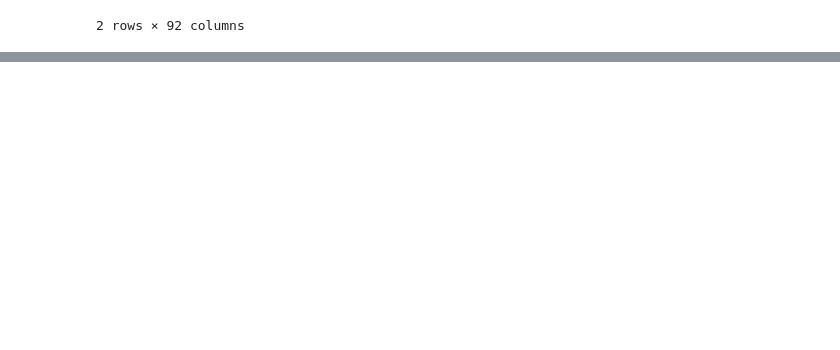
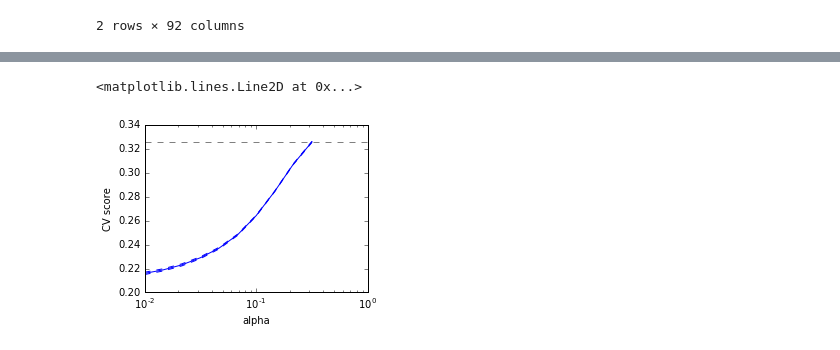
Before and after one commit to apguerrera/airbnb, a Jupyter notebook: airbnb-project-adrian-3.ipynb, the cells around one changed output, grey strips where cells are left out. Cells and saved outputs as stored; diff of their text form; code cells hidden in the pictures; blank space fills up the shorter version.

```diff
--- a/airbnb-project-adrian-3.ipynb
+++ b/airbnb-project-adrian-3.ipynb
@@ -231,0 +206,10 @@ pd.DataFrame({'feature':feature_cols, 'importance':rfclf.feature_importances_})
+# %%
+from sklearn import ensemble
+from sklearn import datasets
+from sklearn.utils import shuffle
+from sklearn.metrics import mean_squared_error
+
+###############################################################################
+# Load data
+
+X = X.astype(np.float32)
@@ -231,0 +406,27 @@ pd.DataFrame({'feature':feature_cols, 'importance':rfclf.feature_importances_})
+# %%
+from sklearn import cross_validation, datasets, linear_model
+lasso = linear_model.Lasso()
+alphas = np.logspace(-2, -0.5, 10)
+
+scores = list()
+scores_std = list()
+
+for alpha in alphas:
+    lasso.alpha = alpha
+    this_scores = cross_validation.cross_val_score(lasso, X, y, n_jobs=1)
+    scores.append(np.mean(this_scores))
+    scores_std.append(np.std(this_scores))
+
+plt.figure(figsize=(4, 3))
+plt.semilogx(alphas, scores)
+# plot error lines showing +/- std. errors of the scores
+plt.semilogx(alphas, np.array(scores) + np.array(scores_std) / np.sqrt(len(X)),
+             'b--')
+plt.semilogx(alphas, np.array(scores) - np.array(scores_std) / np.sqrt(len(X)),
+             'b--')
+plt.ylabel('CV score')
+plt.xlabel('alpha')
+plt.axhline(np.max(scores), linestyle='--', color='.5')
+# %% [output]
+<matplotlib.lines.Line2D at 0x...>
+[figure, added]
```
Also changed, not shown: parts of 51 cells of this notebook.
